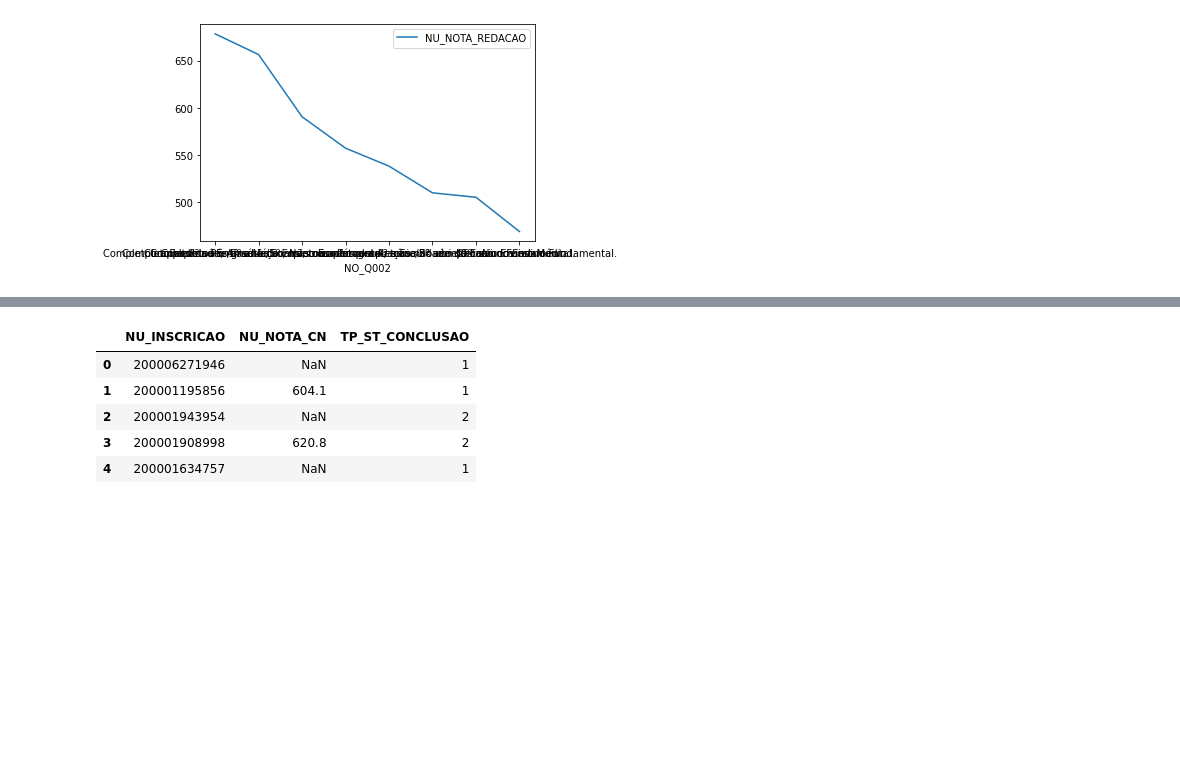
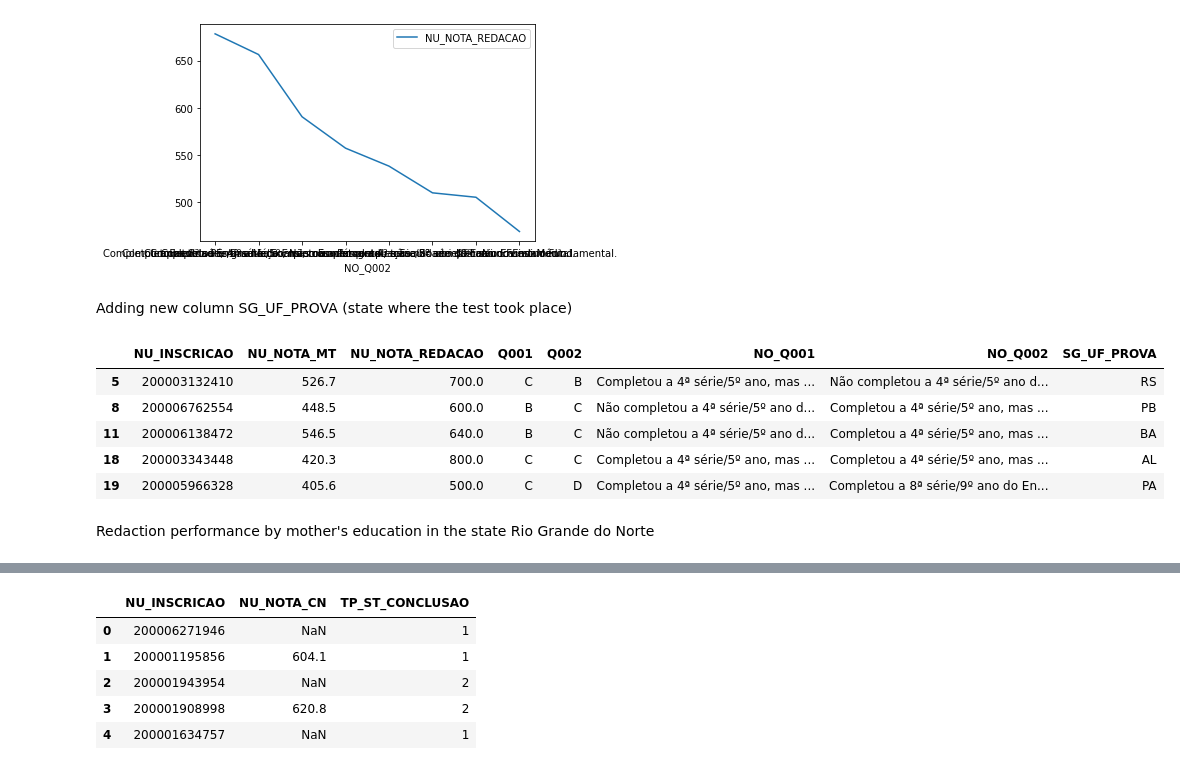
Before and after one commit to joaoeliandro/microdados_enem_analysis, a Jupyter notebook: analise_microdados_enem.ipynb, the cells around one changed output, grey strips where cells are left out. Cells and saved outputs as stored; diff of their text form; code cells hidden in the pictures; blank space fills up the shorter version.

```diff
--- a/analise_microdados_enem.ipynb
+++ b/analise_microdados_enem.ipynb
@@ -654,3 +654,5 @@ mean_grade_redaction_by_education_mother.plot()
 # %% [output]
 <matplotlib.axes._subplots.AxesSubplot at 0x...>
 [figure]
+# %% [markdown]
+Adding new column SG_UF_PROVA (state where the test took place)
@@ -656,0 +661,11 @@ mean_grade_redaction_by_education_mother.plot()
+# %%
+microdatasEnemSelected.head()
+# %% [output]
+|  | NU_INSCRICAO | NU_NOTA_MT | NU_NOTA_REDACAO | Q001 | Q002 | NO_Q001 | NO_Q002 | SG_UF_PROVA |
+| 5 | 200003132410 | 526.7 | 700.0 | C | B | Completou a 4ª série/5º ano, mas ... | Não completou a 4ª série/5º ano d... | RS |
+| 8 | 200006762554 | 448.5 | 600.0 | B | C | Não completou a 4ª série/5º ano d... | Completou a 4ª série/5º ano, mas ... | PB |
+| 11 | 200006138472 | 546.5 | 640.0 | B | C | Não completou a 4ª série/5º ano d... | Completou a 4ª série/5º ano, mas ... | BA |
+| 18 | 200003343448 | 420.3 | 800.0 | C | C | Completou a 4ª série/5º ano, mas ... | Completou a 4ª série/5º ano, mas ... | AL |
+| 19 | 200005966328 | 405.6 | 500.0 | C | D | Completou a 4ª série/5º ano, mas ... | Completou a 8ª série/9º ano do En... | PA |
+# %% [markdown]
+Redaction performance by mother's education in the state Rio Grande do Norte
```
Also changed, not shown: parts of 11 cells of this notebook.
